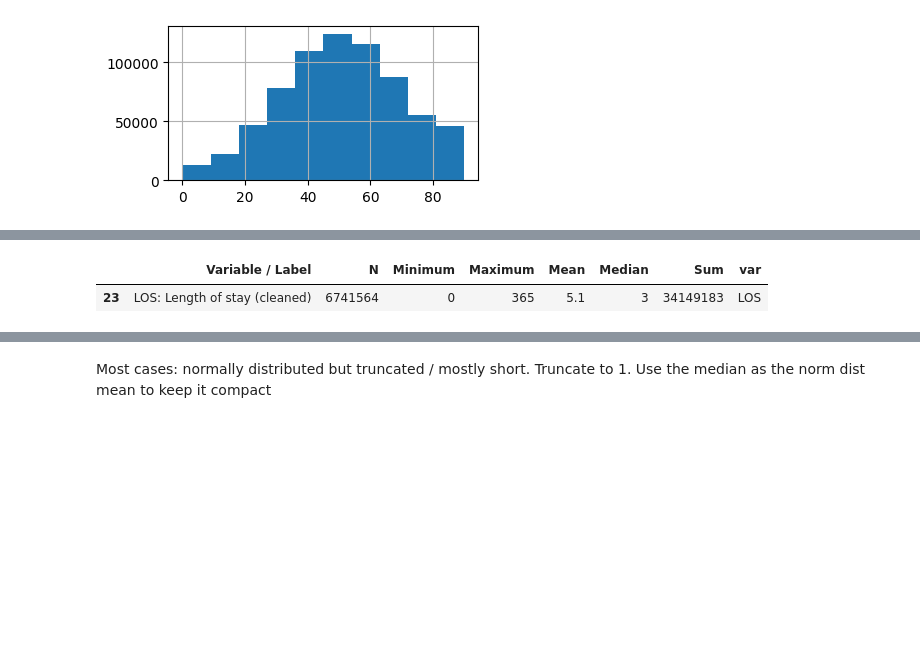
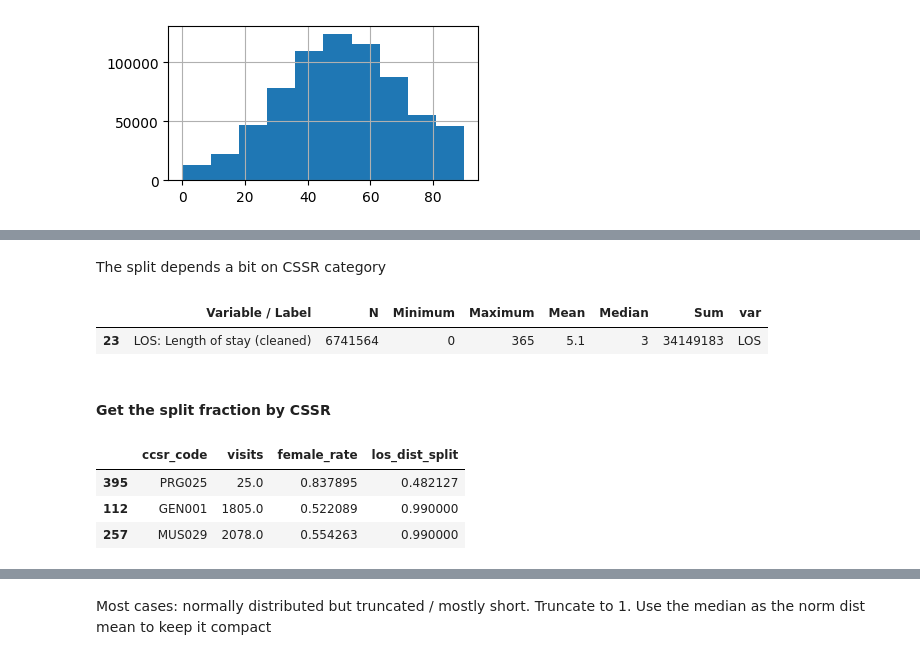
Before and after one commit to vla6/urmc_cat_data, a Jupyter notebook: 01_data_dx.ipynb, the cells around one changed output, grey strips where cells are left out. Cells and saved outputs as stored; diff of their text form; code cells hidden in the pictures; blank space fills up the shorter version.

```diff
--- a/01_data_dx.ipynb
+++ b/01_data_dx.ipynb
@@ -281,7 +281,7 @@ sum_stats[sum_stats['Variable / Label'].str.contains('sex')]
 # %%
 female_rate= sum_stats[sum_stats['var'] == 'FEMALE']['Mean'].iloc[0]
 # %%
-fem_rates = pd.concat([ref_ccsr_df[['ccsr_code', 'visits']],
+cssr_dep_df = pd.concat([ref_ccsr_df[['ccsr_code', 'visits']],
                        pd.Series(rng.normal(loc=female_rate, scale=0.2, size= len(ref_ccsr_df)),
                                  name='female_rate') \
                        .clip(0,1)],
@@ -303,7 +301,7 @@ fem_rates.to_csv(Path(setup.output_path).joinpath('01_feat_cssr.csv'), index=Fal
 # %% [markdown]
 ##### Apply the group rates to the visits
 # %%
-rate_dict = fem_rates.set_index('ccsr_code')['female_rate'].to_dict()
+rate_dict = cssr_dep_df.set_index('ccsr_code')['female_rate'].to_dict()
 # %%
 fem_labels = pd.concat([get_binary_ser_rate(nrow=len(g), rate=rate_dict[n],
                                           index=g.index)
@@ -440,3 +474,5 @@ I'm going to use a normal distribution centered at the median with a shortish st
+# %% [markdown]
+The split depends a bit on CSSR category
 # %%
 sum_stats[sum_stats['var'] == 'LOS']
 # %% [output]
@@ -446,3 +482,5 @@ sum_stats[sum_stats['var'] == 'LOS']
 los_center = sum_stats[sum_stats['var'] == 'LOS']['Median'].iloc[0]
 los_max = sum_stats[sum_stats['var'] == 'LOS']['Maximum'].iloc[0]
 los_min = 1
+# %% [markdown]
+#### Get the split fraction by CSSR
@@ -448,0 +493,7 @@ los_min = 1
+# %%
+cssr_dep_df.sample(3)
+# %% [output]
+|  | ccsr_code | visits | female_rate | los_dist_split |
+| 395 | PRG025 | 25.0 | 0.837895 | 0.482127 |
+| 112 | GEN001 | 1805.0 | 0.522089 | 0.990000 |
+| 257 | MUS029 | 2078.0 | 0.554263 | 0.990000 |
```
Also changed, not shown: parts of 45 cells of this notebook.
